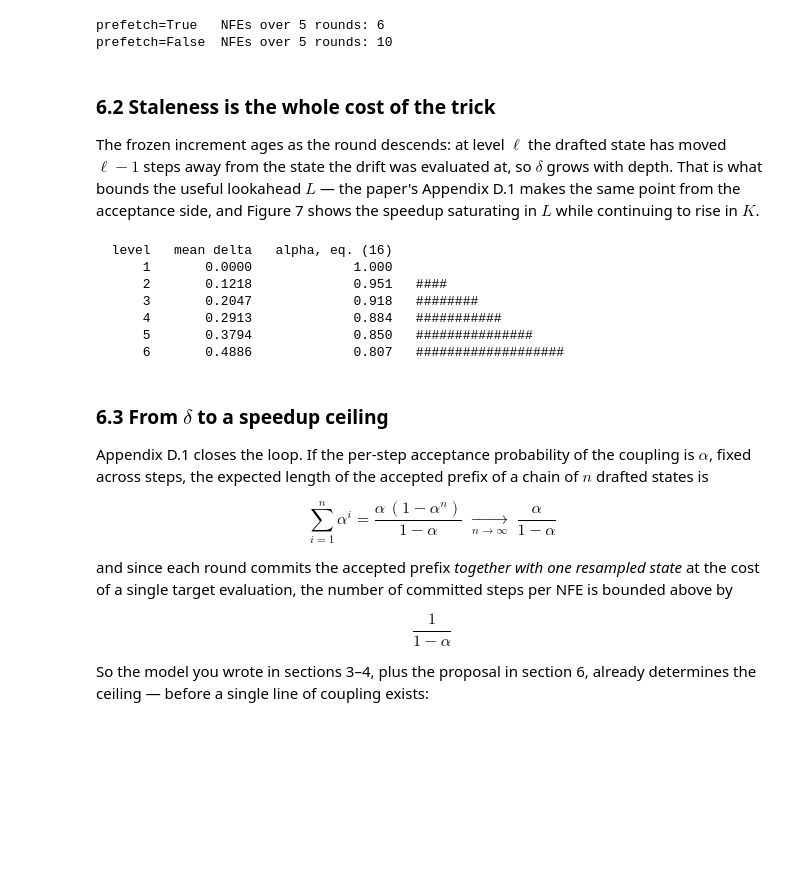
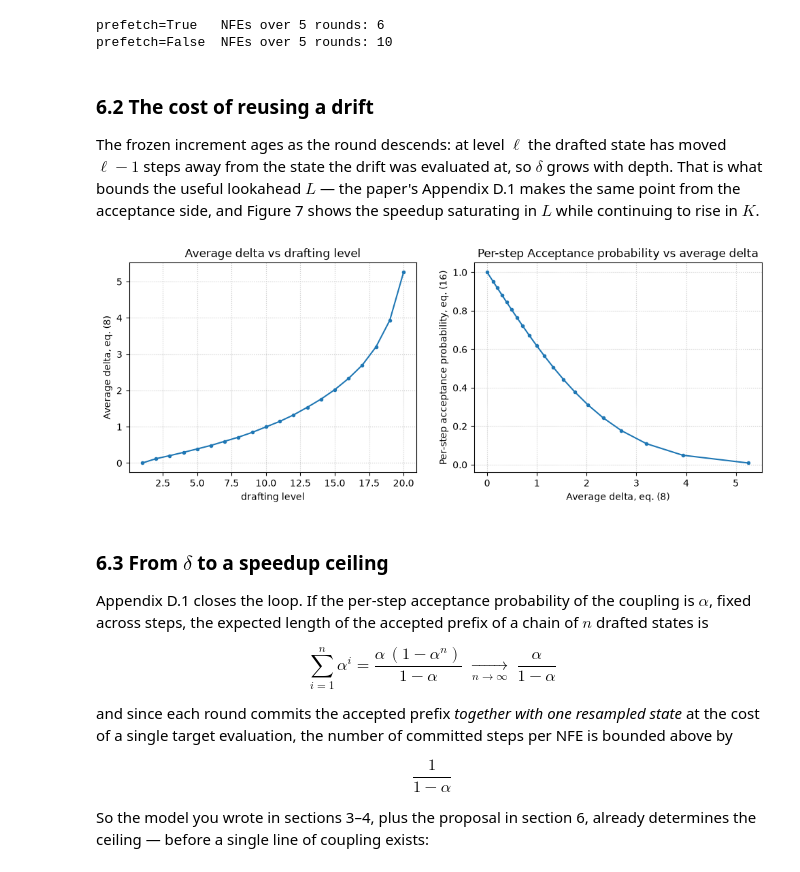
Before and after one commit to marcellobullo/tree-specdiff, a Jupyter notebook: notebooks/kernels_tutorial.ipynb, the cells around one changed output. Saved outputs shown, nothing was run; the diff lists cells and outputs as text; code cells hidden in the pictures; blank space fills up the shorter version.

```diff
--- a/notebooks/kernels_tutorial.ipynb
+++ b/notebooks/kernels_tutorial.ipynb
@@ -816,4 +832,5 @@ in slow motion, doing by hand what the sampler does:
 # %%
+proposal = DelayedDriftProposal(target, prefetch=False)     # prefetch=False
 target.reset_stats()
 proposal.reset()
 
@@ -837,0 +857,19 @@ round n=2  NFEs charged to the proposal: 0   total so far: 4
+# %%
+proposal = DelayedDriftProposal(target, prefetch=True)     # prefetch=False
+target.reset_stats()
+proposal.reset()
+
+state = root
+for n in (0, 1, 2):
+    before = target.num_calls
+    proposal.on_round_start(n, state)                    # warms up only at n = 0
+    warmup = target.num_calls - before
+
+    drafted = proposal.means(state[None], (n,))[0]       # drafting uses the frozen drift
+    committed = drafted + schedule(n) * rng.standard_normal(dim)
+
+    mean_at_parent = target(state[None], (n,))[0]        # verification pays for this anyway
+    proposal.on_verified(n, state, mean_at_parent)       # ... so hand it back: prefetch
+
+    print(f"round n={n}  NFEs charged to the proposal: {warmup}   total so far: {target.num_calls}")
+    state = committed
@@ -859,43 +901,48 @@ for prefetch in (True, False):
 prefetch=True   NFEs over 5 rounds: 6
 prefetch=False  NFEs over 5 rounds: 10
 # %% [markdown]
-### 6.2 Staleness is the whole cost of the trick
+### 6.2 The cost of reusing a drift
 
-The frozen increment ages as the round descends: at level $\ell$ the drafted state has moved
-$\ell - 1$ steps away from the state the drift was evaluated at, so $\delta$ grows with depth. That
-is what bounds the useful lookahead $L$ — the paper's Appendix D.1 makes the same point from the
-acceptance side, and Figure 7 shows the speedup saturating in $L$ while continuing to rise in $K$.
+The frozen increment ages as the round descends: at level $\ell$ the drafted state has moved $\ell - 1$ steps away from the state the drift was evaluated at, so $\delta$ grows with depth. That is what bounds the useful lookahead $L$ — the paper's Appendix D.1 makes the same point from the acceptance side, and Figure 7 shows the speedup saturating in $L$ while continuing to rise in $K$.
 # %%
-def staleness_profile(levels=6, trials=400):
+def drift_age_profile(levels=6, trials=400):
     """Mean delta at each depth of a round, averaged over independent roots."""
-    proposal = DelayedDriftProposal(target)
-    out = np.zeros(levels)
+    proposal = DelayedDriftProposal(target, prefetch=False)
+    deltas = np.zeros(levels)
     for _ in range(trials):
         proposal.reset()
         state = rng.standard_normal(dim)
         proposal.on_round_start(0, state)
         for level in range(1, levels + 1):
             step = level - 1
             mu_p = proposal.means(state[None], (step,))[0]     # frozen at the root
             mu_q = target.means(state[None], (step,))[0]       # the truth at this node
-            out[level - 1] += np.linalg.norm(mu_q - mu_p) / schedule(step)     # eq. (8)
+            deltas[level - 1] += np.linalg.norm(mu_q - mu_p) / schedule(step)     # eq. (8)
             state = mu_p + schedule(step) * rng.standard_normal(dim)           # descend
-    return out / trials
+    return deltas / trials
 
 
-profile = staleness_profile()
-print(f"{'level':>7}{'mean delta':>13}{'alpha, eq. (16)':>18}")
-for level, dl in enumerate(profile, start=1):
-    alpha = 2.0 * standard_normal_sf(dl / 2.0)
-    print(f"{level:>7}{dl:>13.4f}{alpha:>18.3f}   {'#' * int(40 * dl)}")
+n_levels, n_trials = 20, 400
+levels = np.arange(1, n_levels + 1)
+deltas = drift_age_profile(n_levels, n_trials)
+alphas = 2.0 * np.array([standard_normal_sf(dl / 2.0) for dl in deltas])
+
+fig, ax = plt.subplots(1, 2, figsize=(12, 4))
+
+ax[0].plot(levels, deltas, marker='.')
+ax[0].set_xlabel("drafting level")
+ax[0].set_ylabel("Average delta, eq. (8)")
+ax[0].set_title("Average delta vs drafting level")
+ax[0].grid(linestyle=':', alpha=0.7)
+
+ax[1].plot(deltas, alphas, marker='.')
+ax[1].set_xlabel("Average delta, eq. (8)")
+ax[1].set_ylabel("Per-step acceptance probability, eq. (16)")
+ax[1].set_title("Per-step Acceptance probability vs average delta")
+ax[1].grid(linestyle=':', alpha=0.7)
+plt.show()
 # %% [output]
-  level   mean delta   alpha, eq. (16)
-      1       0.0000             1.000
-      2       0.1218             0.951   ####
-      3       0.2047             0.918   ########
-      4       0.2913             0.884   ###########
-      5       0.3794             0.850   ###############
-      6       0.4886             0.807   ###################
+[figure, added]
 # %% [markdown]
 ### 6.3 From $\delta$ to a speedup ceiling
 
```
Also changed, not shown: parts of 10 cells of this notebook.
